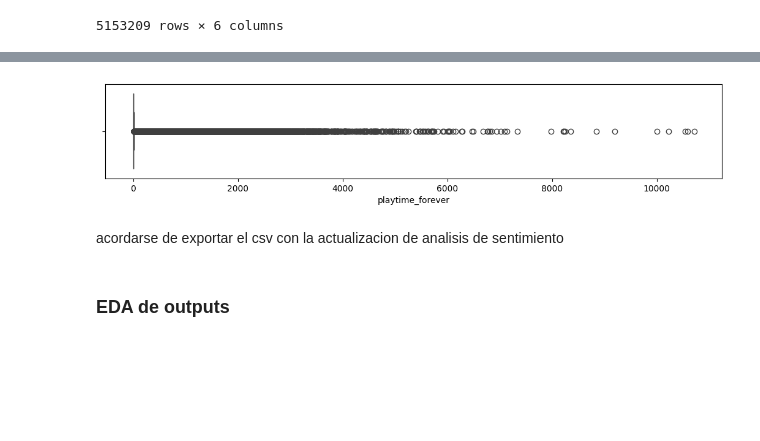
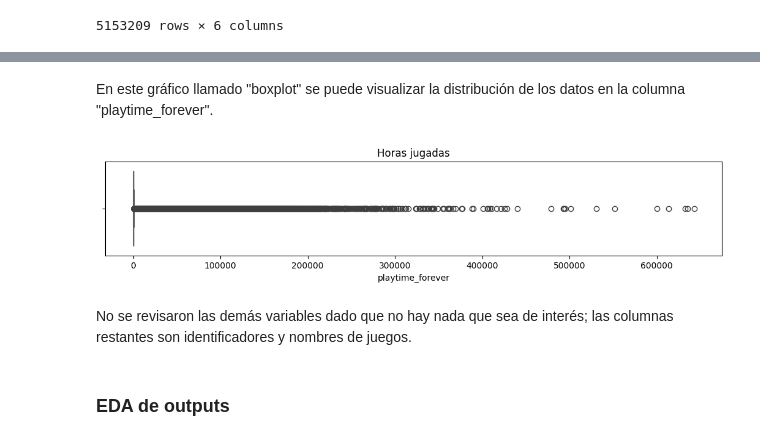
Before and after one commit to MaximilianoTauil/Individual_Proyecto, a Jupyter notebook: Notebooks/EDA.ipynb, the cells around one changed output, grey strips where cells are left out. Drawn from its saved outputs; the diff is of its cells as text; code cells hidden in the pictures; blank space fills up the shorter version.

```diff
--- a/Notebooks/EDA.ipynb
+++ b/Notebooks/EDA.ipynb
@@ -153,6 +197,3 @@ data_items
 | 5153207 | 521570 | You Have 10 Seconds 2 | 4.0 | 76561198329548331 | 7 | 76561198329548331 |
 | 5153208 | 519140 | Minds Eyes | 3.0 | 76561198329548331 | 7 | 76561198329548331 |
 5153209 rows × 6 columns
-# %%
-data_items['playtime_forever'] = data_items['playtime_forever'].astype(int)
-data_items['playtime_forever'] = data_items['playtime_forever'] / 60
@@ -166,3 +211,6 @@ Herr.analizar_datos(data_items)
 | 3 | user_id | [<class 'str'>] | 100.0 | 0.0 | 0 |
 | 4 | items_count | [<class 'int'>] | 100.0 | 0.0 | 0 |
 | 5 | steam_id | [<class 'int'>] | 100.0 | 0.0 | 0 |
+# %%
+data_items['item_name'] = data_items['item_name'].str.title()
+data_items
@@ -169,11 +231,14 @@ Herr.analizar_datos(data_items)
+# %% [markdown]
+En este gráfico llamado "boxplot" se puede visualizar la distribución de los datos en la columna "playtime_forever".
 # %%
 plt.figure(figsize=(13,2))
 sns.boxplot(data_items,x='playtime_forever')
+plt.title("Horas jugadas")
 plt.show()
 # %% [output]
-[figure, old version]
+[figure, new version]
-# %% [markdown]
-acordarse de exportar el csv con la actualizacion de analisis de sentimiento
+# %% [markdown]
+No se revisaron las demás variables dado que no hay nada que sea de interés; las columnas restantes son identificadores y nombres de juegos.
 # %% [markdown]
 ### EDA de outputs
 # %% [markdown]
```
Also changed, not shown: parts of 47 cells of this notebook, 3 other files.
